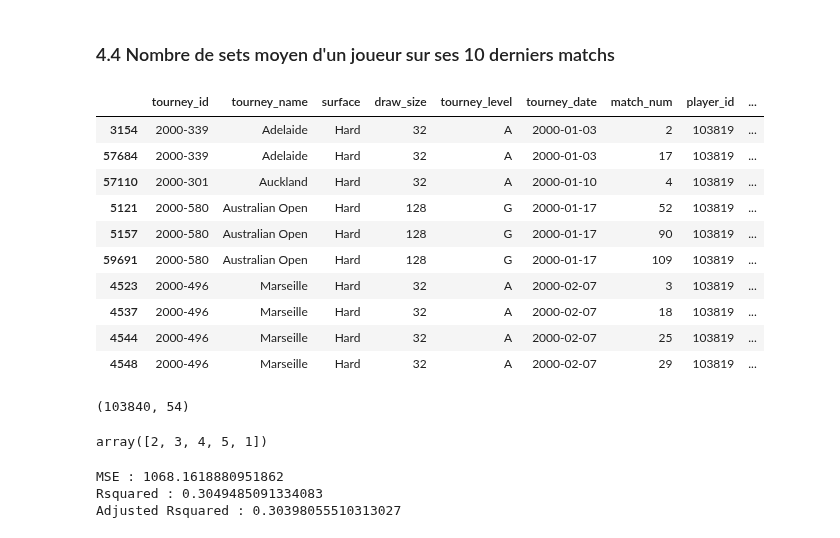
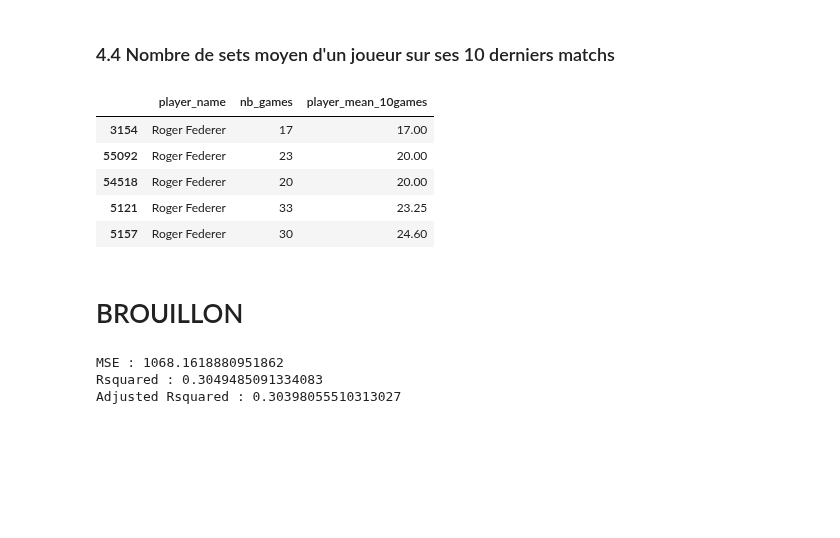
Before and after one commit to CesarRoaldes/tennis_match_time, a Jupyter notebook: Features engineering.ipynb, the cells around one changed output. Saved outputs shown, nothing was run; the diff lists cells and outputs as text; code cells hidden in the pictures; blank space fills up the shorter version.

```diff
--- a/Features engineering.ipynb
+++ b/Features engineering.ipynb
@@ -321,7 +344,7 @@ data = data.sort_values(['player_name', 'tourney_date', 'match_num']).copy()
 data['player_mean_10time'] = data.sort_values(['player_name',
                                                'tourney_date',
                                                'match_num']
-                                             ).groupby('player_name')['minutes'].rolling(window=10,min_periods=1).mean().values
+                                             ).groupby('player_name')['minutes'].rolling(window=5,min_periods=1).mean().values
 # %%
 data[data['player_name']=='Roger Federer'][['player_name', 'minutes', 'player_mean_10time']].head(5)
 # %% [output]
@@ -385,23 +403,15 @@ Name: player_mean_games, dtype: float64
 # %%
 data['player_mean_10games'] = np.zeros(data.shape[0])
 data = data.sort_values(['player_name', 'tourney_date', 'match_num']).copy()
-
-data['player_mean_10games'] = data.sort_values(['player_name', 'tourney_date', 'match_num']).groupby('player_name')['nb_games'].rolling(window=10, min_periods=1).mean().values
+data['player_mean_10games'] = data.sort_values(['player_name',
+                                                'tourney_date',
+                                                'match_num']).groupby('player_name')['nb_games'].rolling(window=5, min_periods=1).mean().values
 # %%
-data[data['player_name']=='Roger Federer'].head(10)
+data[data['player_name']=='Roger Federer'][['player_name', 'nb_games', 'player_mean_10games']].head(5)
 # %% [output]
-|  | tourney_id | tourney_name | surface | draw_size | tourney_level | tourney_date | match_num | player_id | ... |
-| 3154 | 2000-339 | Adelaide | Hard | 32 | A | 2000-01-03 | 2 | 103819 | ... |
-| 57684 | 2000-339 | Adelaide | Hard | 32 | A | 2000-01-03 | 17 | 103819 | ... |
-| 57110 | 2000-301 | Auckland | Hard | 32 | A | 2000-01-10 | 4 | 103819 | ... |
-| 5121 | 2000-580 | Australian Open | Hard | 128 | G | 2000-01-17 | 52 | 103819 | ... |
-| 5157 | 2000-580 | Australian Open | Hard | 128 | G | 2000-01-17 | 90 | 103819 | ... |
-| 59691 | 2000-580 | Australian Open | Hard | 128 | G | 2000-01-17 | 109 | 103819 | ... |
-| 4523 | 2000-496 | Marseille | Hard | 32 | A | 2000-02-07 | 3 | 103819 | ... |
-| 4537 | 2000-496 | Marseille | Hard | 32 | A | 2000-02-07 | 18 | 103819 | ... |
-| 4544 | 2000-496 | Marseille | Hard | 32 | A | 2000-02-07 | 25 | 103819 | ... |
-| 4548 | 2000-496 | Marseille | Hard | 32 | A | 2000-02-07 | 29 | 103819 | ... |
+|  | player_name | nb_games | player_mean_10games |
+| 3154 | Roger Federer | 17 | 17.00 |
+| 55092 | Roger Federer | 23 | 20.00 |
+| 54518 | Roger Federer | 20 | 20.00 |
+| 5121 | Roger Federer | 33 | 23.25 |
+| 5157 | Roger Federer | 30 | 24.60 |
-# %%
-data.shape
-# %% [output]
-(103840, 54)
@@ -410,4 +418,2 @@ data['nb_set'] = data['score'].apply(lambda x: len(x.split(' ')))
-# %%
-data['nb_set'].unique()
-# %% [output]
-array([2, 3, 4, 5, 1])
+# %% [markdown]
+# BROUILLON
```
Also changed, not shown: parts of 20 cells of this notebook.
